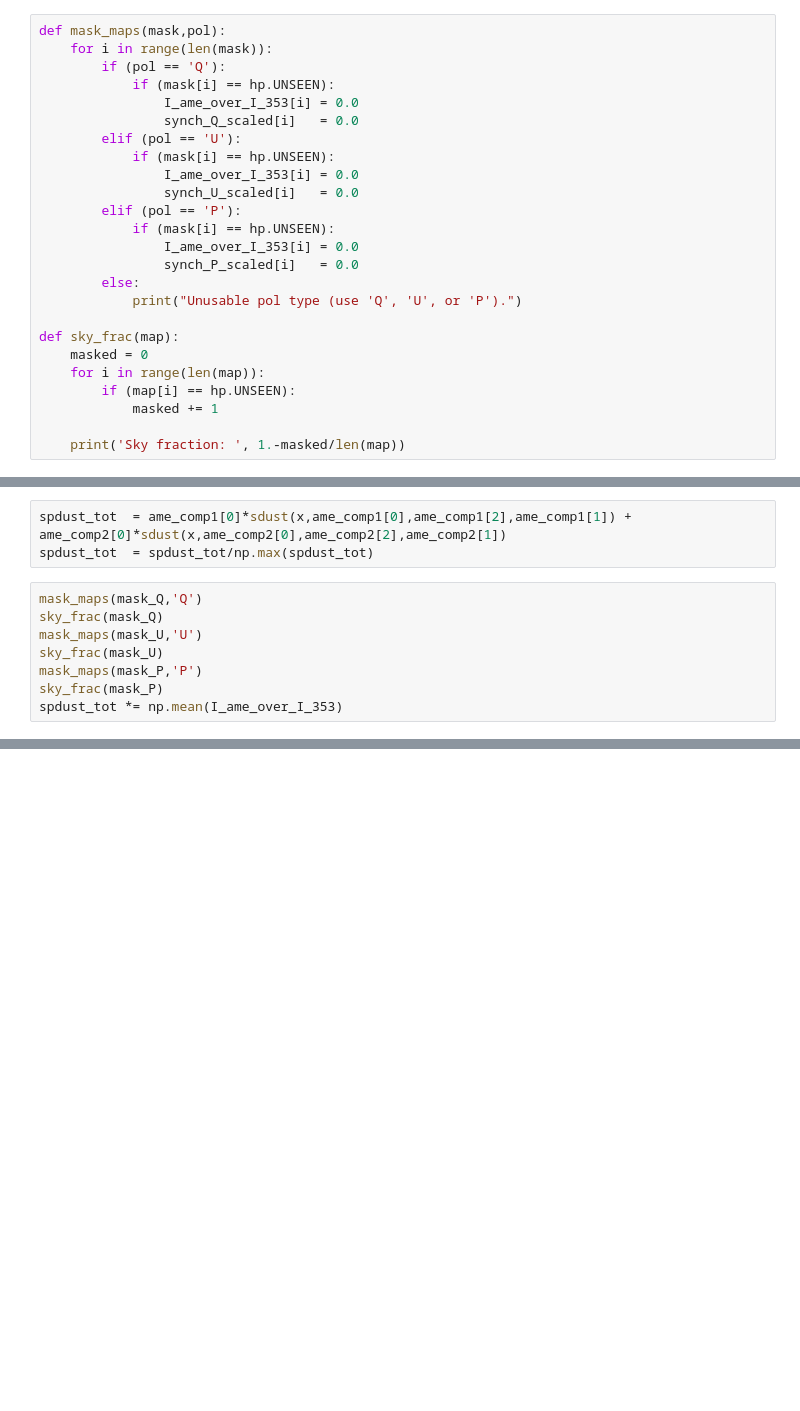
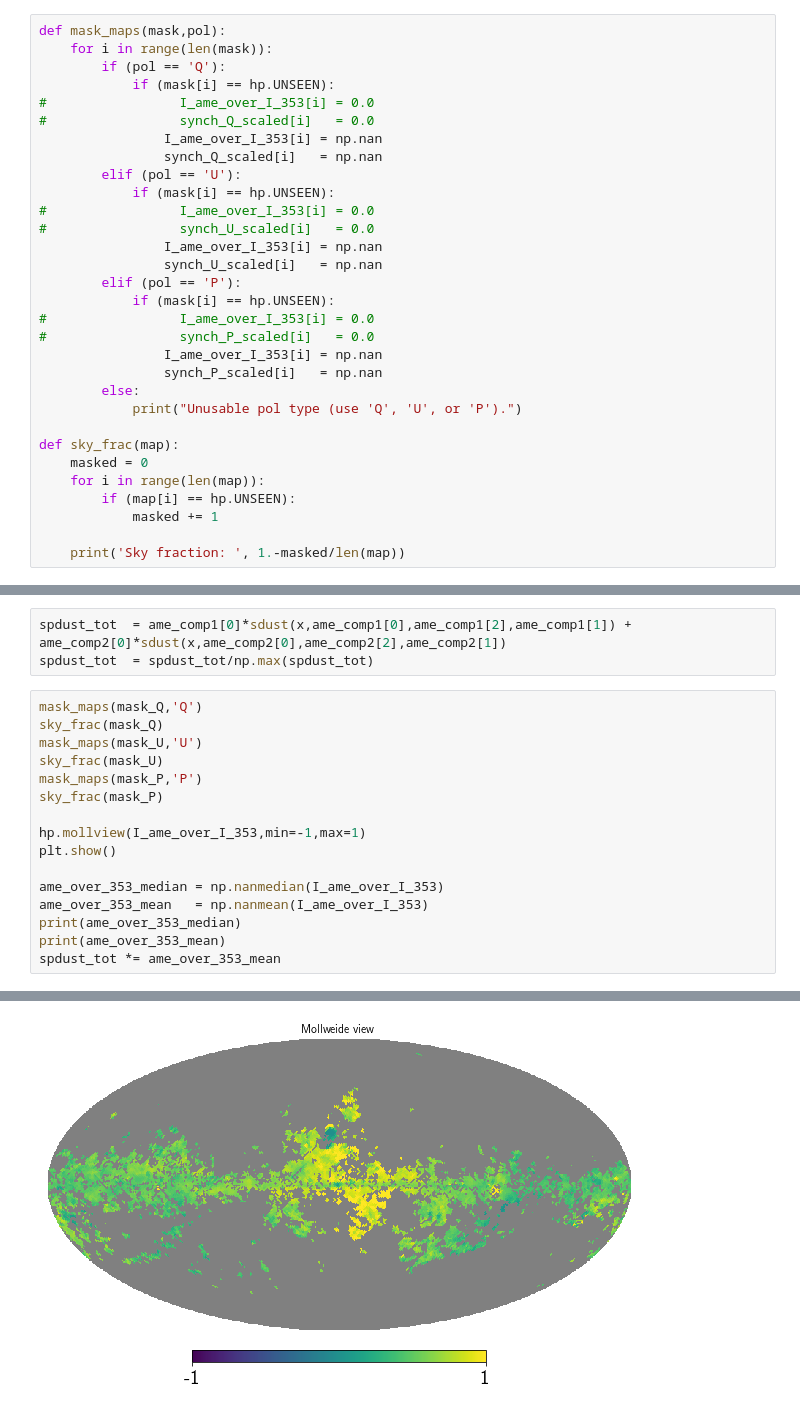
Before and after one commit to hermda02/dang, a Jupyter notebook: scripts/sed_plotter.ipynb, the cells around one changed output, grey strips where cells are left out. Drawn from its saved outputs; the diff is of its cells as text; blank space fills up the shorter version.

```diff
--- a/scripts/sed_plotter.ipynb
+++ b/scripts/sed_plotter.ipynb
@@ -45,16 +45,22 @@ def mask_maps(mask,pol):
     for i in range(len(mask)):
         if (pol == 'Q'):
             if (mask[i] == hp.UNSEEN):
-                I_ame_over_I_353[i] = 0.0
-                synch_Q_scaled[i]   = 0.0
+#                 I_ame_over_I_353[i] = 0.0
+#                 synch_Q_scaled[i]   = 0.0
+                I_ame_over_I_353[i] = np.nan
+                synch_Q_scaled[i]   = np.nan
         elif (pol == 'U'):
             if (mask[i] == hp.UNSEEN):
-                I_ame_over_I_353[i] = 0.0
-                synch_U_scaled[i]   = 0.0
+#                 I_ame_over_I_353[i] = 0.0
+#                 synch_U_scaled[i]   = 0.0
+                I_ame_over_I_353[i] = np.nan
+                synch_U_scaled[i]   = np.nan
         elif (pol == 'P'):
             if (mask[i] == hp.UNSEEN):
-                I_ame_over_I_353[i] = 0.0
-                synch_P_scaled[i]   = 0.0
+#                 I_ame_over_I_353[i] = 0.0
+#                 synch_P_scaled[i]   = 0.0
+                I_ame_over_I_353[i] = np.nan
+                synch_P_scaled[i]   = np.nan
         else:
             print("Unusable pol type (use 'Q', 'U', or 'P').")
 
@@ -226,12 +240,21 @@ spdust_tot  = spdust_tot/np.max(spdust_tot)
 # %%
 mask_maps(mask_Q,'Q')
 sky_frac(mask_Q)
 mask_maps(mask_U,'U')
 sky_frac(mask_U)
 mask_maps(mask_P,'P')
 sky_frac(mask_P)
-spdust_tot *= np.mean(I_ame_over_I_353)
+
+hp.mollview(I_ame_over_I_353,min=-1,max=1)
+plt.show()
+
+ame_over_353_median = np.nanmedian(I_ame_over_I_353)
+ame_over_353_mean   = np.nanmean(I_ame_over_I_353)
+print(ame_over_353_median)
+print(ame_over_353_mean)
+spdust_tot *= ame_over_353_mean
 # %% [output]
 Sky fraction:  0.35308837890625
 Sky fraction:  0.24070231119791663
 Sky fraction:  0.35109456380208337
+[figure, added]
```
Also changed, not shown: parts of 16 cells of this notebook.
